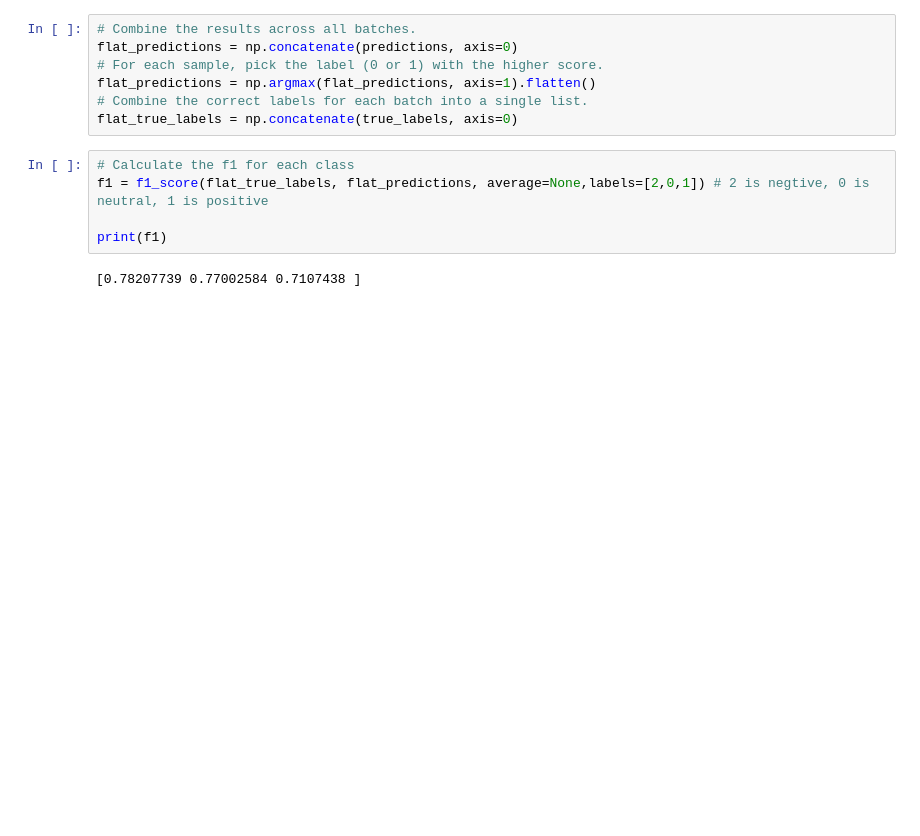
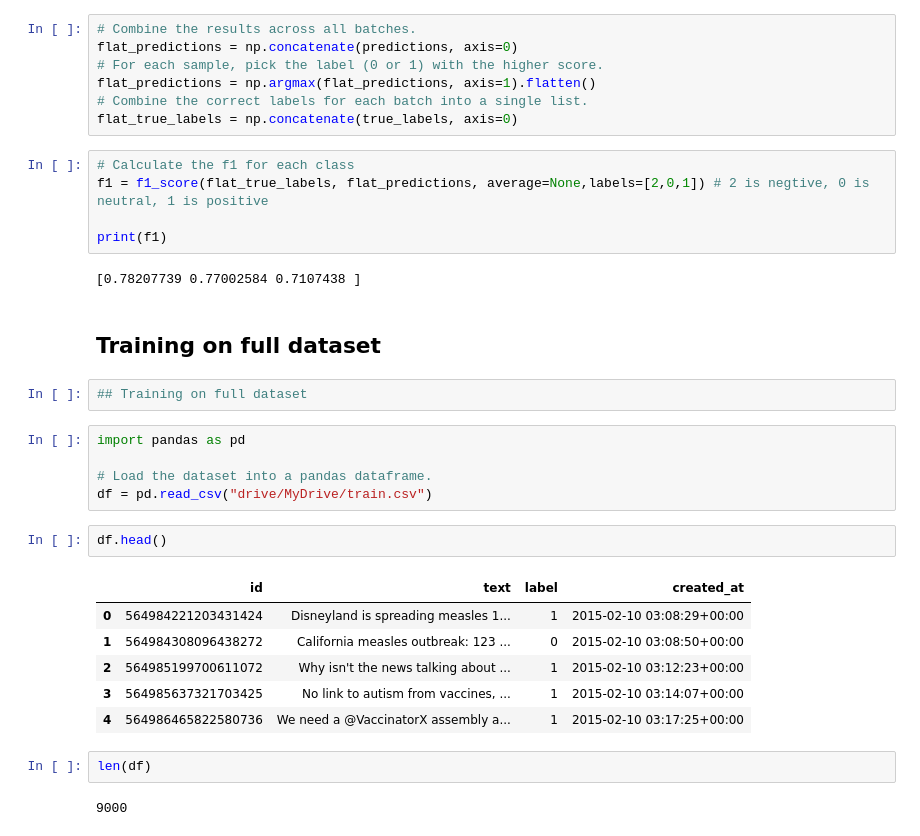
Before and after one commit to areias/bert_covid_sentiment, a Jupyter notebook: bert_tutorials.ipynb, the cells around one changed output. Drawn from its saved outputs; the diff is of its cells as text; blank space fills up the shorter version.

```diff
--- a/bert_tutorials.ipynb
+++ b/bert_tutorials.ipynb
@@ -1386,3 +1388,25 @@ f1 = f1_score(flat_true_labels, flat_predictions, average=None,labels=[2,0,1]) #
 print(f1)
 # %% [output]
 [0.78207739 0.77002584 0.7107438 ]
+# %% [markdown]
+## Training on full dataset
+# %%
+## Training on full dataset
+# %%
+import pandas as pd
+
+# Load the dataset into a pandas dataframe.
+df = pd.read_csv("drive/MyDrive/train.csv")
+# %%
+df.head()
+# %% [output]
+|  | id | text | label | created_at |
+| 0 | 564984221203431424 | Disneyland is spreading measles 1... | 1 | 2015-02-10 03:08:29+00:00 |
+| 1 | 564984308096438272 | California measles outbreak: 123 ... | 0 | 2015-02-10 03:08:50+00:00 |
+| 2 | 564985199700611072 | Why isn't the news talking about ... | 1 | 2015-02-10 03:12:23+00:00 |
+| 3 | 564985637321703425 | No link to autism from vaccines, ... | 1 | 2015-02-10 03:14:07+00:00 |
+| 4 | 564986465822580736 | We need a @VaccinatorX assembly a... | 1 | 2015-02-10 03:17:25+00:00 |
+# %%
+len(df)
+# %% [output]
+9000
```
Also changed, not shown: parts of 36 cells of this notebook.
